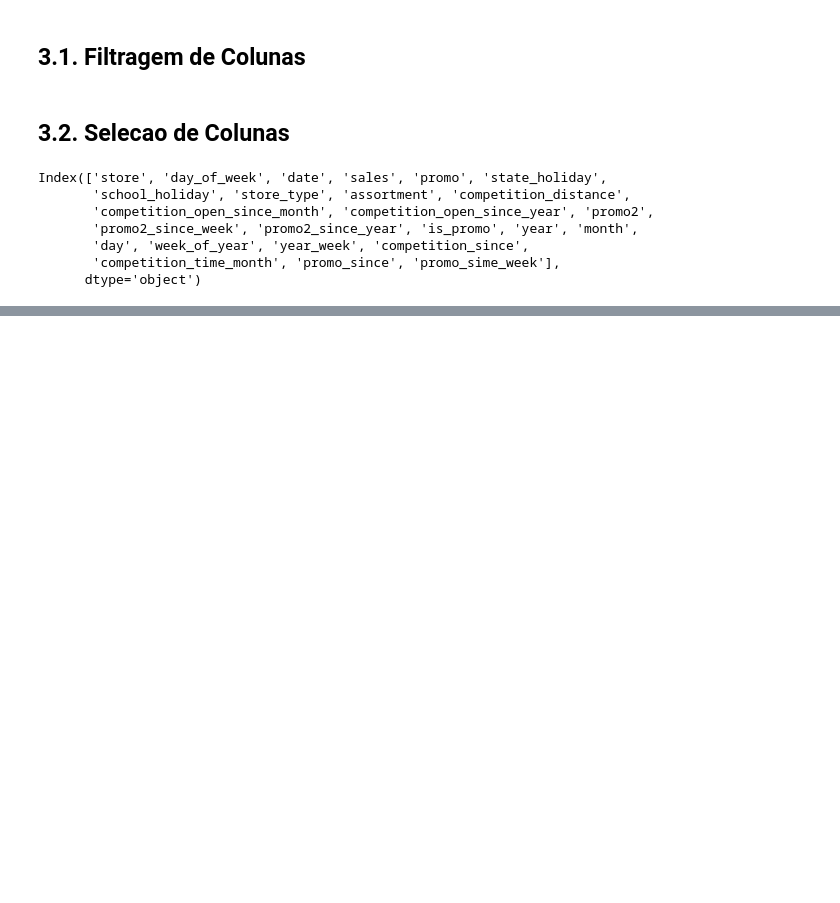
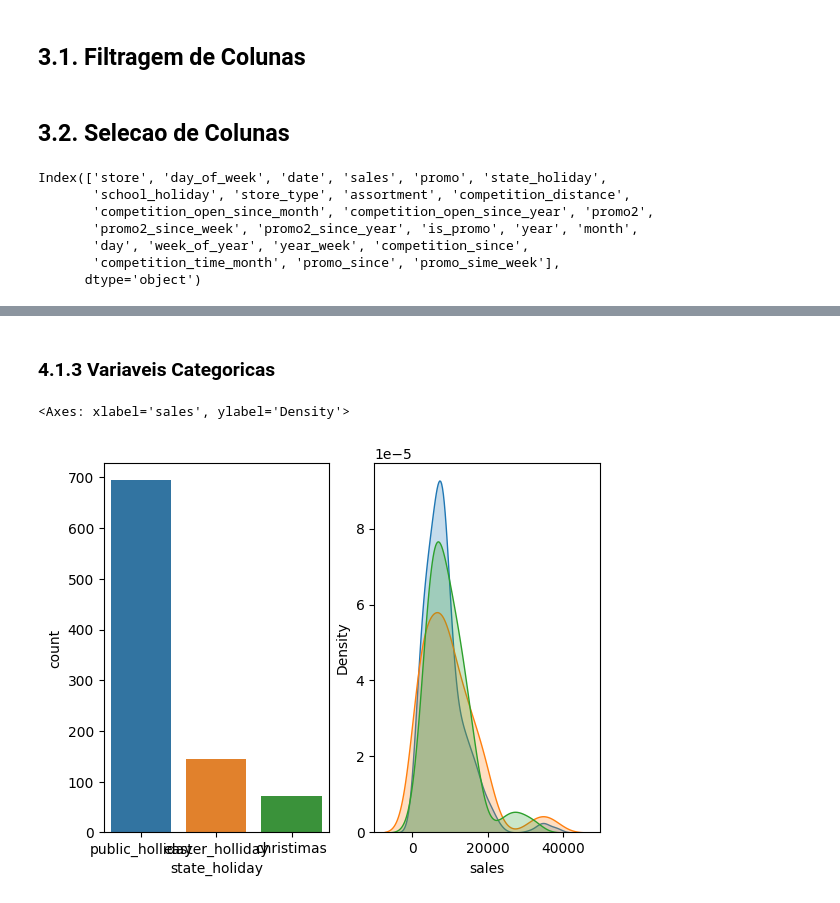
Before and after one commit to thiago-vale/ds-em-producao, a Jupyter notebook: notebooks/store-sales-ŕedictions.ipynb, the cells around one changed output, grey strips where cells are left out. Saved outputs shown, nothing was run; the diff lists cells and outputs as text; code cells hidden in the pictures; blank space fills up the shorter version.

```diff
--- a/notebooks/store-sales-ŕedictions.ipynb
+++ b/notebooks/store-sales-ŕedictions.ipynb
@@ -507,0 +538,13 @@ Index(['store', 'day_of_week', 'date', 'sales', 'promo', 'state_holiday',
+# %% [markdown]
+### 4.1.3 Variaveis Categoricas
+# %%
+plt.subplot( 1,2,1)
+a = df4[df4['state_holiday'] != 'regular_day']
+sns.countplot(data=a, x='state_holiday')
+plt.subplot( 1,2,2)
+sns.kdeplot( df4[df4['state_holiday'] == 'public_holliday']['sales'], label='public_holiday' ,shade=True)
+sns.kdeplot( df4[df4['state_holiday'] == 'easter_holliday']['sales'], label='easter_holliday' ,shade=True)
+sns.kdeplot( df4[df4['state_holiday'] == 'christimas']['sales'], label='christimas' ,shade=True)
+# %% [output]
+<Axes: xlabel='sales', ylabel='Density'>
+[figure, added]
```
Also changed, not shown: parts of 17 cells of this notebook.
